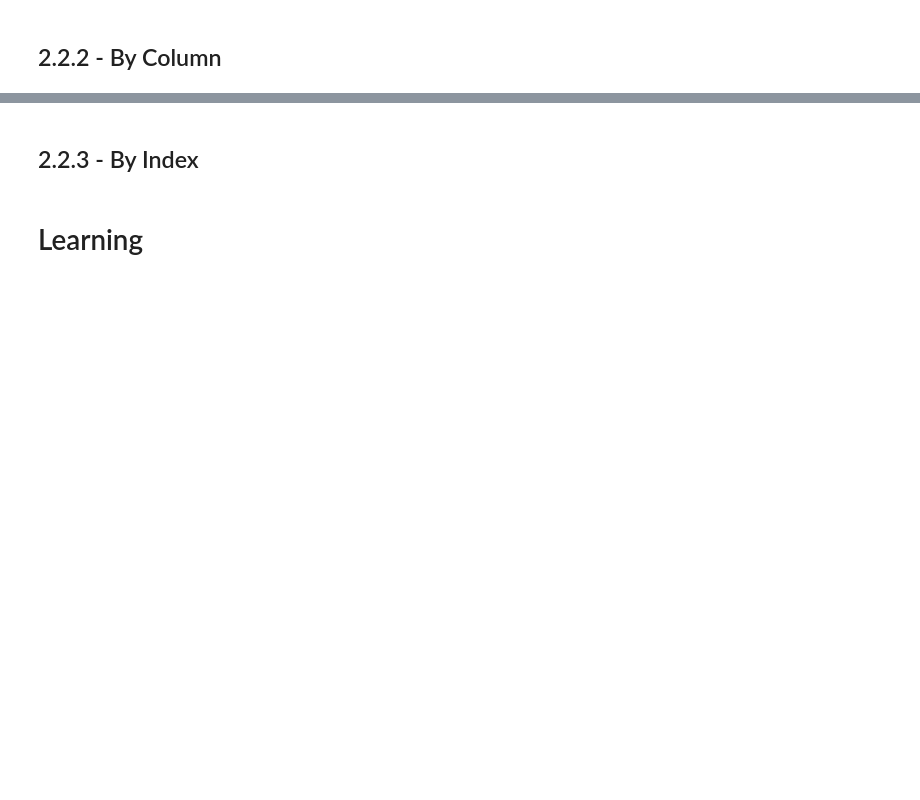
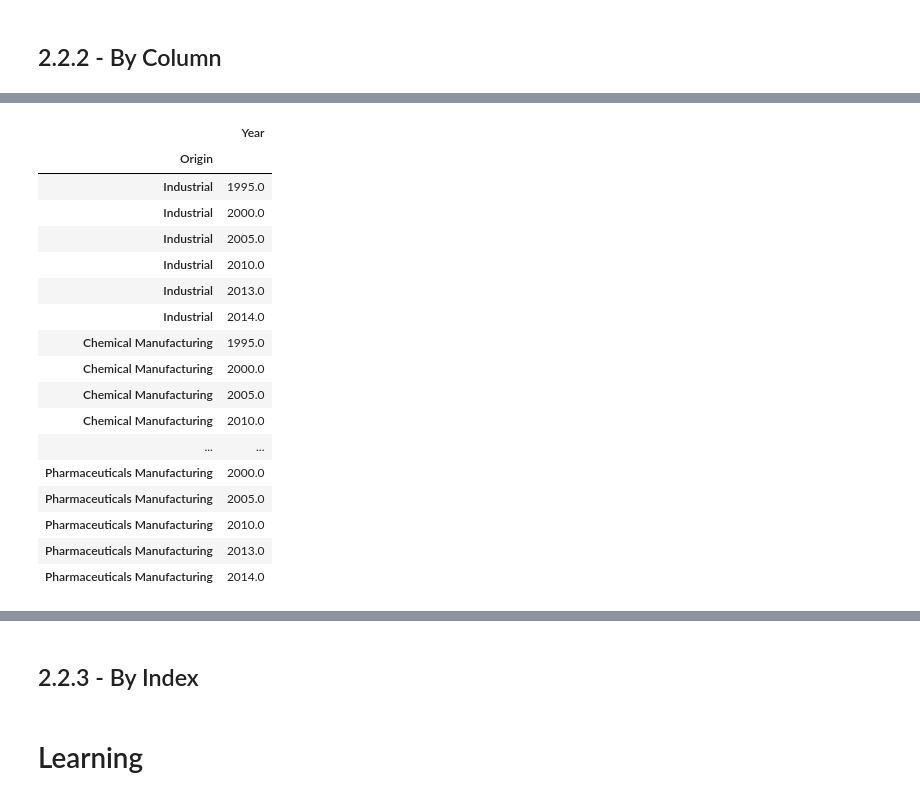
Before and after one commit to imbilalbutt/made-template-ws2324, a Jupyter notebook: project/data_exploration.ipynb, the cells around one changed output, grey strips where cells are left out. Drawn from its saved outputs; the diff is of its cells as text; code cells hidden in the pictures; blank space fills up the shorter version.

```diff
--- a/project/data_exploration.ipynb
+++ b/project/data_exploration.ipynb
@@ -890,0 +915,21 @@ plt.show
+# %%
+df_water[['Year']]
+# %% [output]
+|  | Year |
+| Origin |  |
+| Industrial | 1995.0 |
+| Industrial | 2000.0 |
+| Industrial | 2005.0 |
+| Industrial | 2010.0 |
+| Industrial | 2013.0 |
+| Industrial | 2014.0 |
+| Chemical Manufacturing | 1995.0 |
+| Chemical Manufacturing | 2000.0 |
+| Chemical Manufacturing | 2005.0 |
+| Chemical Manufacturing | 2010.0 |
+| ... | ... |
+| Pharmaceuticals Manufacturing | 2000.0 |
+| Pharmaceuticals Manufacturing | 2005.0 |
+| Pharmaceuticals Manufacturing | 2010.0 |
+| Pharmaceuticals Manufacturing | 2013.0 |
+| Pharmaceuticals Manufacturing | 2014.0 |
```
Also changed, not shown: parts of 7 cells of this notebook.
